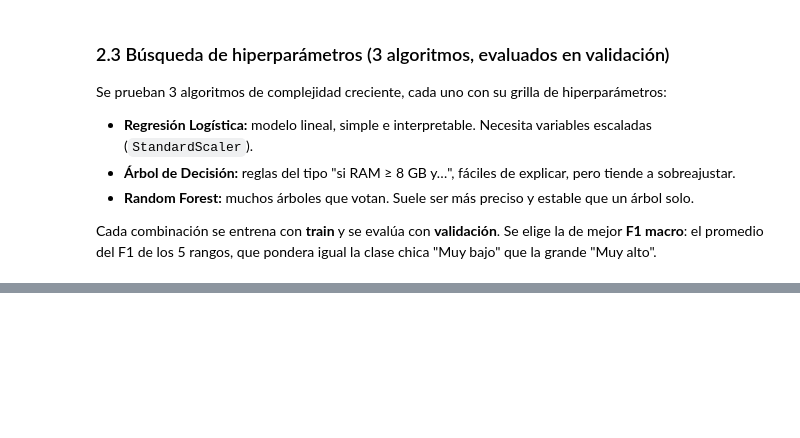
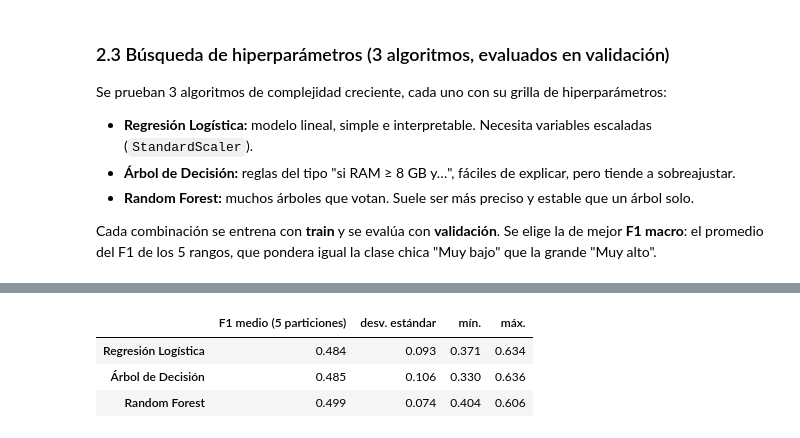
Before and after one commit to keydenurbina/cellphones-market, a Jupyter notebook: notebooks/04. data_modeling.ipynb, the cells around one changed output, grey strips where cells are left out. Saved outputs shown, nothing was run; the diff lists cells and outputs as text; code cells hidden in the pictures; blank space fills up the shorter version.

```diff
--- a/notebooks/04. data_modeling.ipynb
+++ b/notebooks/04. data_modeling.ipynb
@@ -167,0 +206,16 @@ pd.DataFrame(res, index=["F1 validación", "mejores hiperparámetros"]).T
+# %%
+cv = StratifiedKFold(n_splits=5, shuffle=True, random_state=42)             # 5 particiones con la misma proporción de rangos
+filas = {}
+for nombre, (modelo, _) in candidatos.items():
+    f1s = []
+    for i_tr, i_va in cv.split(X_80, y_80):
+        A, B = imputar(X_80.iloc[i_tr], X_80.iloc[i_va])                     # imputación aprendida solo con la parte de entrenamiento
+        modelo.set_params(**res[nombre][1]).fit(A, y_80.iloc[i_tr])
+        f1s.append(f1_score(y_80.iloc[i_va], modelo.predict(B), average="macro", zero_division=0))
+    filas[nombre] = {"F1 medio (5 particiones)": np.mean(f1s), "desv. estándar": np.std(f1s), "mín.": min(f1s), "máx.": max(f1s)}
+pd.DataFrame(filas).T.round(3)
+# %% [output]
+|  | F1 medio (5 particiones) | desv. estándar | mín. | máx. |
+| Regresión Logística | 0.484 | 0.093 | 0.371 | 0.634 |
+| Árbol de Decisión | 0.485 | 0.106 | 0.330 | 0.636 |
+| Random Forest | 0.499 | 0.074 | 0.404 | 0.606 |
```
Also changed, not shown: parts of 24 cells of this notebook, 8 other files.
